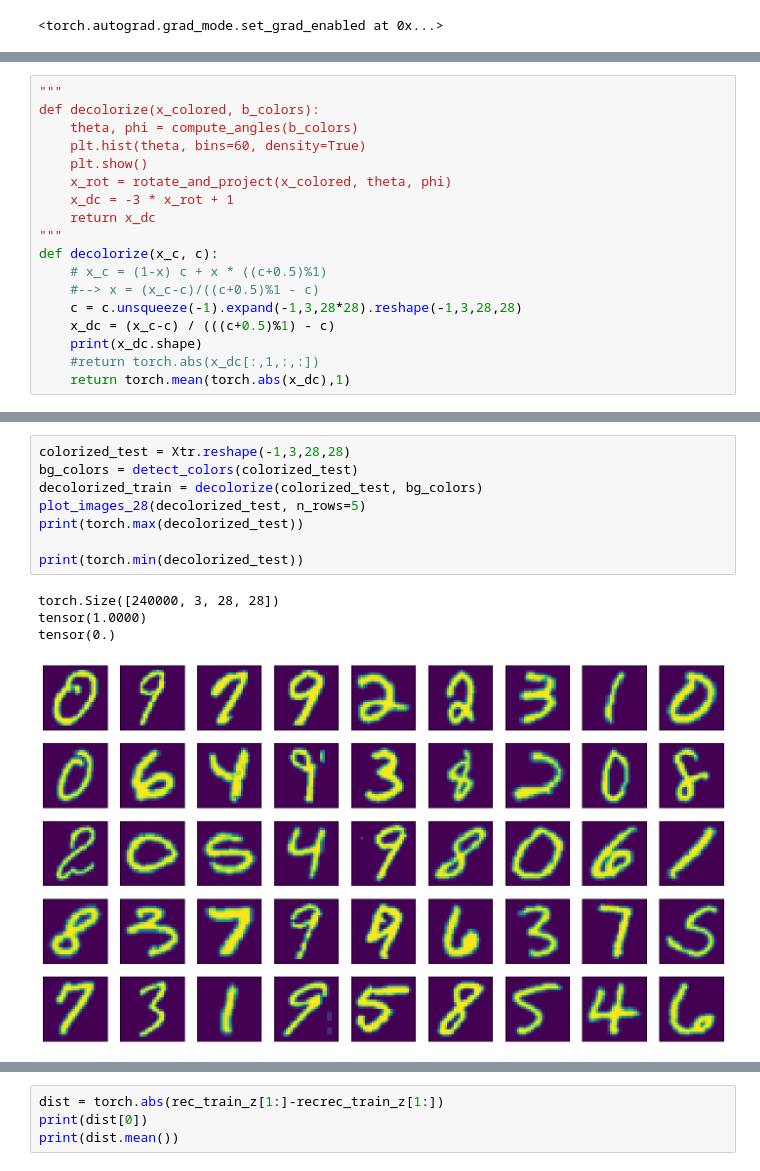
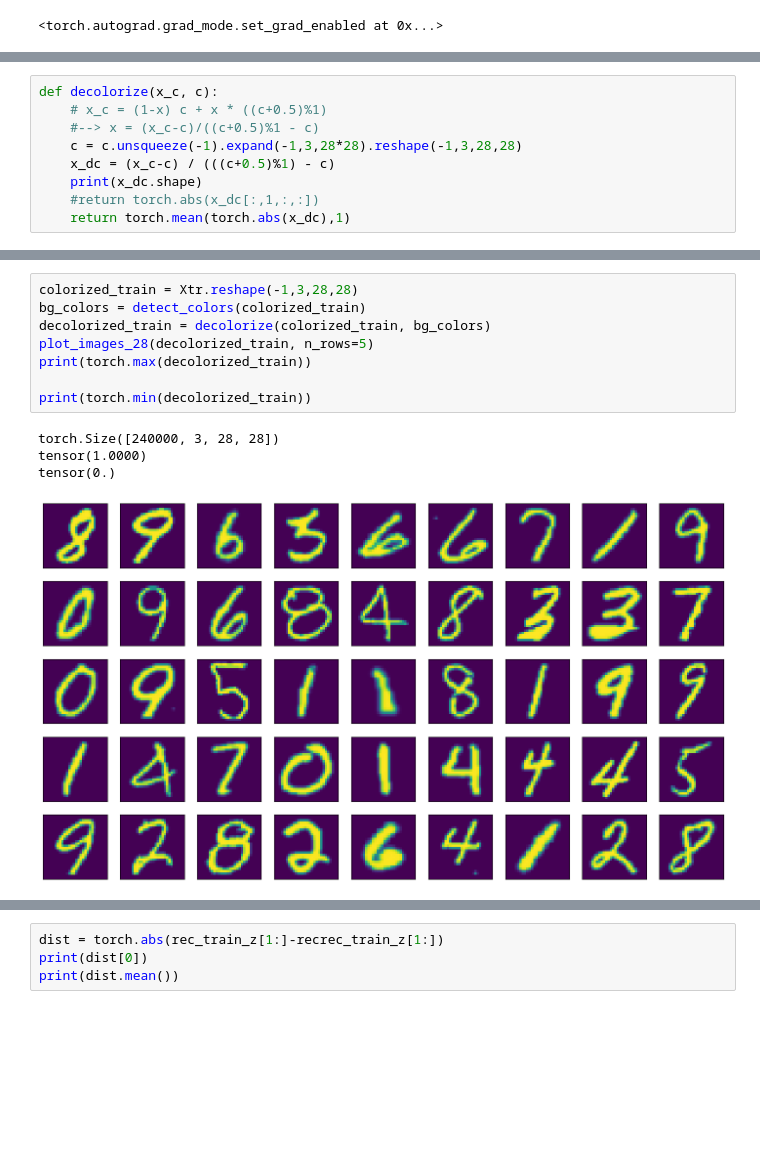
Before and after one commit to jovako/FFF_fiberlearning, a Jupyter notebook: notebooks/Fiber_Learning/Mnist-Copy1.ipynb, the cells around one changed output, grey strips where cells are left out. Saved outputs shown, nothing was run; the diff lists cells and outputs as text; blank space fills up the shorter version.

```diff
--- a/notebooks/Fiber_Learning/Mnist-Copy1.ipynb
+++ b/notebooks/Fiber_Learning/Mnist-Copy1.ipynb
@@ -325,13 +237,4 @@ def rotate_and_project(x, theta, phi):
 # %%
-"""
-def decolorize(x_colored, b_colors):
-    theta, phi = compute_angles(b_colors)
-    plt.hist(theta, bins=60, density=True)
-    plt.show()
-    x_rot = rotate_and_project(x_colored, theta, phi)
-    x_dc = -3 * x_rot + 1
-    return x_dc
-"""
 def decolorize(x_c, c):
     # x_c = (1-x) c + x * ((c+0.5)%1)
     #--> x = (x_c-c)/((c+0.5)%1 - c)
@@ -364,14 +258,14 @@ tensor(0.)
 [figure]
 # %%
-colorized_test = Xtr.reshape(-1,3,28,28)
-bg_colors = detect_colors(colorized_test)
-decolorized_train = decolorize(colorized_test, bg_colors)
-plot_images_28(decolorized_test, n_rows=5)
-print(torch.max(decolorized_test))
+colorized_train = Xtr.reshape(-1,3,28,28)
+bg_colors = detect_colors(colorized_train)
+decolorized_train = decolorize(colorized_train, bg_colors)
+plot_images_28(decolorized_train, n_rows=5)
+print(torch.max(decolorized_train))
 
-print(torch.min(decolorized_test))
+print(torch.min(decolorized_train))
 # %% [output]
 torch.Size([240000, 3, 28, 28])
 tensor(1.0000)
 tensor(0.)
-[figure, old version]
+[figure, new version]
```
Also changed, not shown: parts of 13 cells of this notebook, 1 other file.
